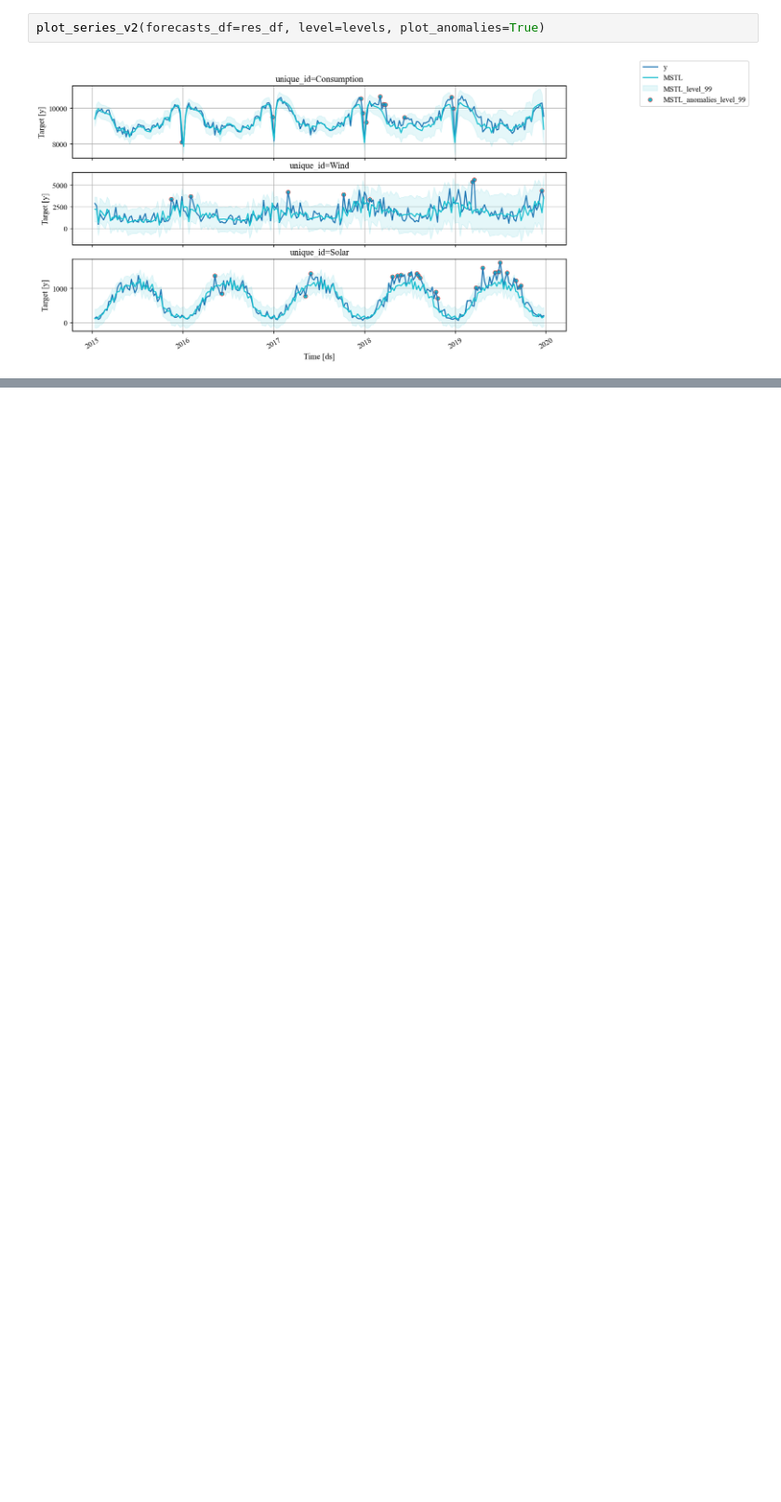
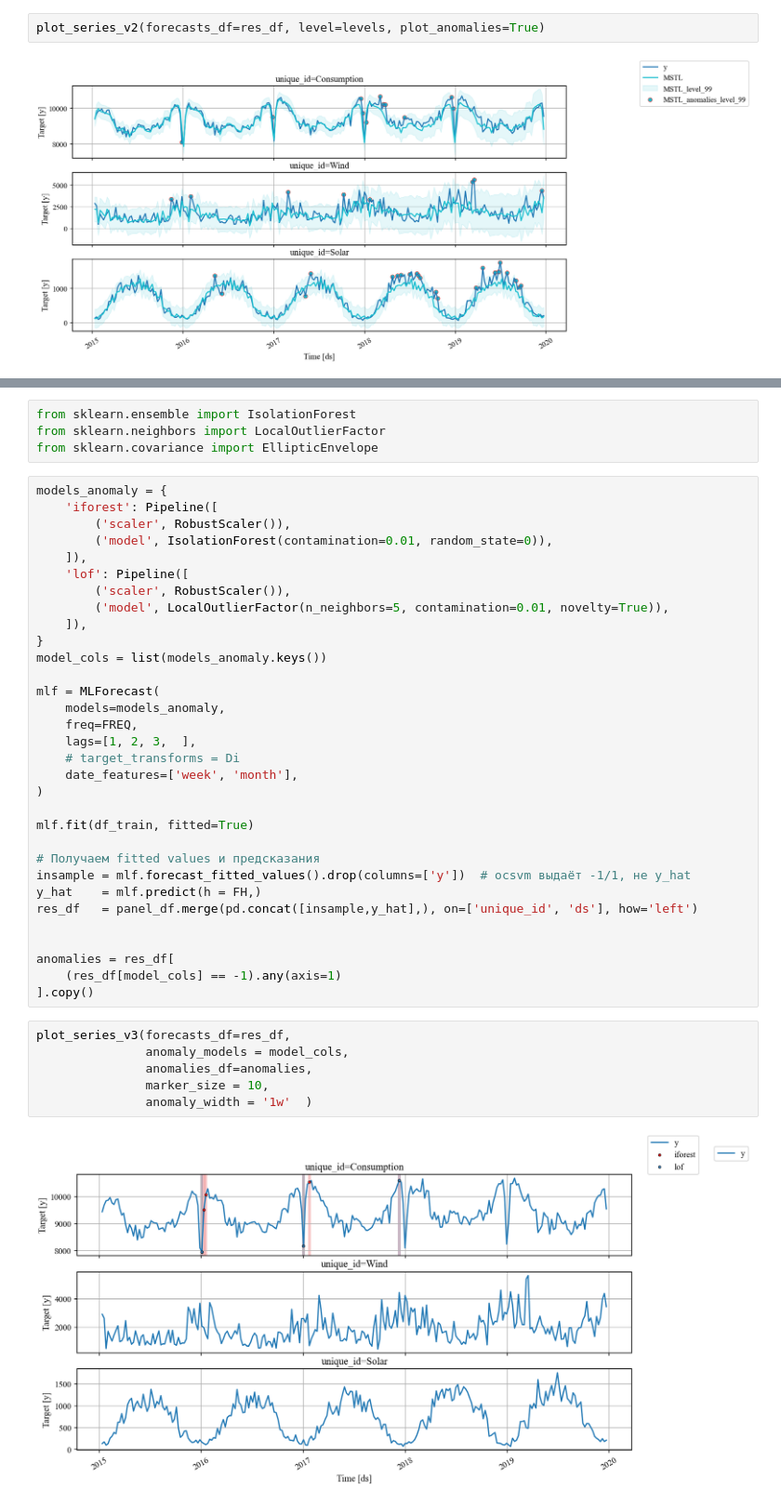
Before and after one commit to MVRonkin/TimeSeriesCourse, a Jupyter notebook: 2026/WS/08 - Other Tasks TSA.ipynb, the cells around one changed output, grey strips where cells are left out. Shown at 93% size. Cells and saved outputs as stored; diff of their text form; blank space fills up the shorter version.

```diff
--- a/2026/WS/08 - Other Tasks TSA.ipynb
+++ b/2026/WS/08 - Other Tasks TSA.ipynb
@@ -293,0 +449,44 @@ def plot_series_v2(
+# %%
+from sklearn.ensemble import IsolationForest
+from sklearn.neighbors import LocalOutlierFactor
+from sklearn.covariance import EllipticEnvelope
+# %%
+models_anomaly = {
+    'iforest': Pipeline([
+        ('scaler', RobustScaler()),
+        ('model', IsolationForest(contamination=0.01, random_state=0)),
+    ]),
+    'lof': Pipeline([
+        ('scaler', RobustScaler()),
+        ('model', LocalOutlierFactor(n_neighbors=5, contamination=0.01, novelty=True)),
+    ]),
+}
+model_cols = list(models_anomaly.keys())
+
+mlf = MLForecast(
+    models=models_anomaly,
+    freq=FREQ,
+    lags=[1, 2, 3,  ],
+    # target_transforms = Di
+    date_features=['week', 'month'],
+)
+
+mlf.fit(df_train, fitted=True)
+
+# Получаем fitted values и предсказания
+insample = mlf.forecast_fitted_values().drop(columns=['y'])  # ocsvm выдаёт -1/1, не y_hat
+y_hat    = mlf.predict(h = FH,)
+res_df   = panel_df.merge(pd.concat([insample,y_hat],), on=['unique_id', 'ds'], how='left')
+
+
+anomalies = res_df[
+    (res_df[model_cols] == -1).any(axis=1)
+].copy()
+# %%
+plot_series_v3(forecasts_df=res_df,
+               anomaly_models = model_cols,
+               anomalies_df=anomalies,
+               marker_size = 10,
+               anomaly_width = '1w'  )
+# %% [output]
+[figure, added]
```
Also changed, not shown: parts of 16 cells of this notebook, 5 other files.
